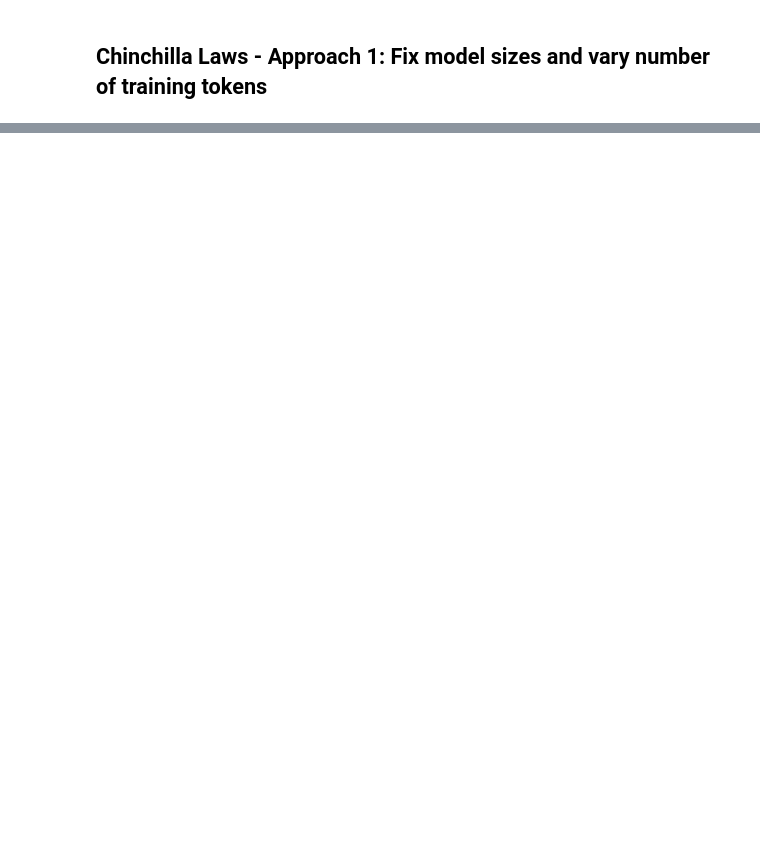
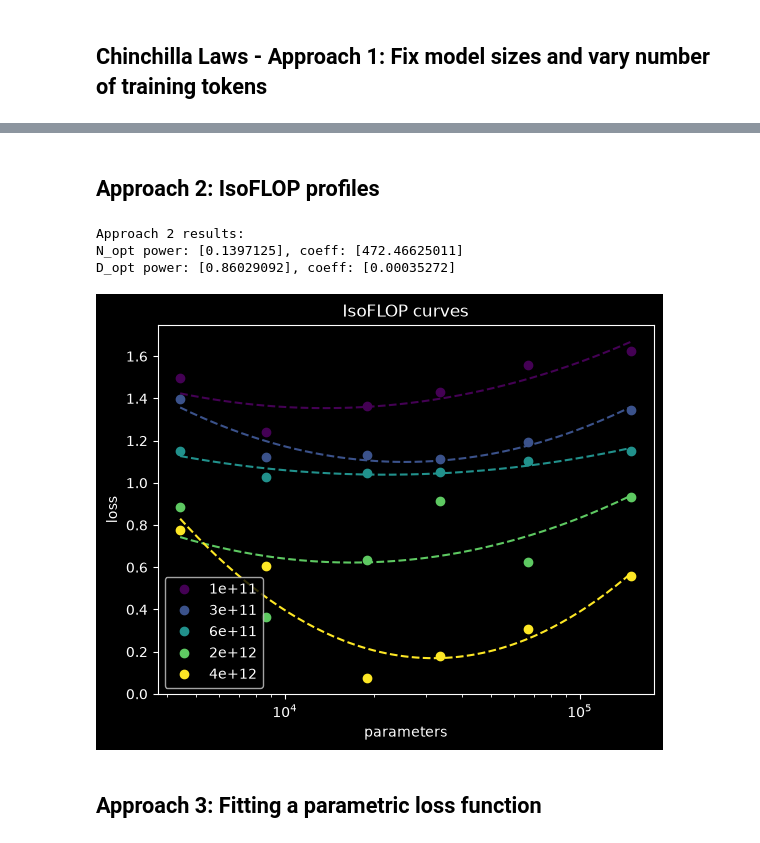
Before and after one commit to RahulBirCodes/blackboard, a Jupyter notebook: chinchilla-exercise/chinchilla_exercise.ipynb, the cells around one changed output, grey strips where cells are left out. Cells and saved outputs as stored; diff of their text form; code cells hidden in the pictures; blank space fills up the shorter version.

Commit message:
did initial approach 3 code

```diff
--- a/chinchilla-exercise/chinchilla_exercise.ipynb
+++ b/chinchilla-exercise/chinchilla_exercise.ipynb
@@ -890,7 +890,7 @@ def build_grid_training_configs(model_configs, flop_horizons, chunk_size, bs):
    ]
 
 
-CHUNK_SIZE = 100
+CHUNK_SIZE = 10
 BS = 16
 TRAINING_CONFIGS = build_grid_training_configs(
     MODEL_CONFIGS,
@@ -967,0 +987,12 @@ losses shape: 41100 41100
+# %%
+# smooth losses
+smoothed_loss_grid = []
+for ts_i in range(len(TRAINING_CONFIGS)):
+    tmp = []
+    saturated_ct = 0
+    for m_i in range(len(MODEL_CONFIGS)):
+        losses = loss_grid[ts_i][m_i]
+        t = TRAINING_CONFIGS[ts_i][m_i]
+        smoothed_losses = gaussian_smooth(losses, t.steps // 100)
+        tmp.append(smoothed_losses)
+    smoothed_loss_grid.append(tmp)
@@ -1138,0 +1136,65 @@ d_opt_coeff: [0.00144386], d_opt_power: [0.7962473]
+# %% [markdown]
+## Approach 2: IsoFLOP profiles
+# %%
+import numpy as np
+
+def fit_power_laws_approach_2(valid_model_configs, valid_flop_horizons, valid_smooth_loss_grid):
+    n = np.array([m.size() for m in valid_model_configs])
+
+    final_losses = np.hstack([
+        np.array([np.median(l[-int(0.01*l.shape[0]):]) for l in ls]).reshape((-1, 1))
+        for ls in valid_smooth_loss_grid
+    ])
+    polys = np.polyfit(np.log(n), final_losses, 2)
+
+    cmap = plt.get_cmap('viridis')
+    colors = cmap(np.linspace(0, 1, len(valid_smooth_loss_grid)))
+
+    # plot parabolas
+    fig, ax = plt.subplots()
+    for i in range(len(valid_flop_horizons)):
+        f = valid_flop_horizons[i]
+        color = colors[i]
+        final_l = final_losses[:, i].flatten()
+        # plot regular points
+        ax.plot(n, final_l, 'o', color=color, label=f'{f:1.0e}')
+        # plot fitted polynomials
+        p = polys[:, i].flatten()
+        x = np.linspace(np.log(n.min()), np.log(n.max()), 150)
+        ax.plot(np.exp(x), np.polyval(p, x), '--', color=color)
+
+    ax.set_xscale('log')
+    ax.set_xlabel('parameters')
+    ax.set_ylabel('loss')
+    ax.set_title('IsoFLOP curves')
+    ax.legend()
+
+    A = polys[0]
+    B = polys[1]
+    n_opts = np.exp(-B/(2*A))
+    opt_pts = []
+    for i in range(len(n_opts)):
+        c = valid_flop_horizons[i]
+        n_opt = n_opts[i]
+        d_opt = c / (6 * n_opt)
+        opt_pts.append(OptPoint(n_opt=int(n_opt), d_opt=int(d_opt), c=int(c)))
+
+    return fit_power_laws(opt_pts)
+
+
+n_opt_power, n_opt_coeff, d_opt_power, d_opt_coeff = fit_power_laws_approach_2(
+    MODEL_CONFIGS,
+    valid_flop_horizons,
+    smoothed_valid_loss_grid,
+)
+
+print('Approach 2 results:')
+print(f'N_opt power: {n_opt_power}, coeff: {n_opt_coeff}')
+print(f'D_opt power: {d_opt_power}, coeff: {d_opt_coeff}')
+# %% [output]
+Approach 2 results:
+N_opt power: [0.1397125], coeff: [472.46625011]
+D_opt power: [0.86029092], coeff: [0.00035272]
+[figure, added]
+# %% [markdown]
+## Approach 3: Fitting a parametric loss function
```
Also changed, not shown: parts of 7 cells of this notebook.
